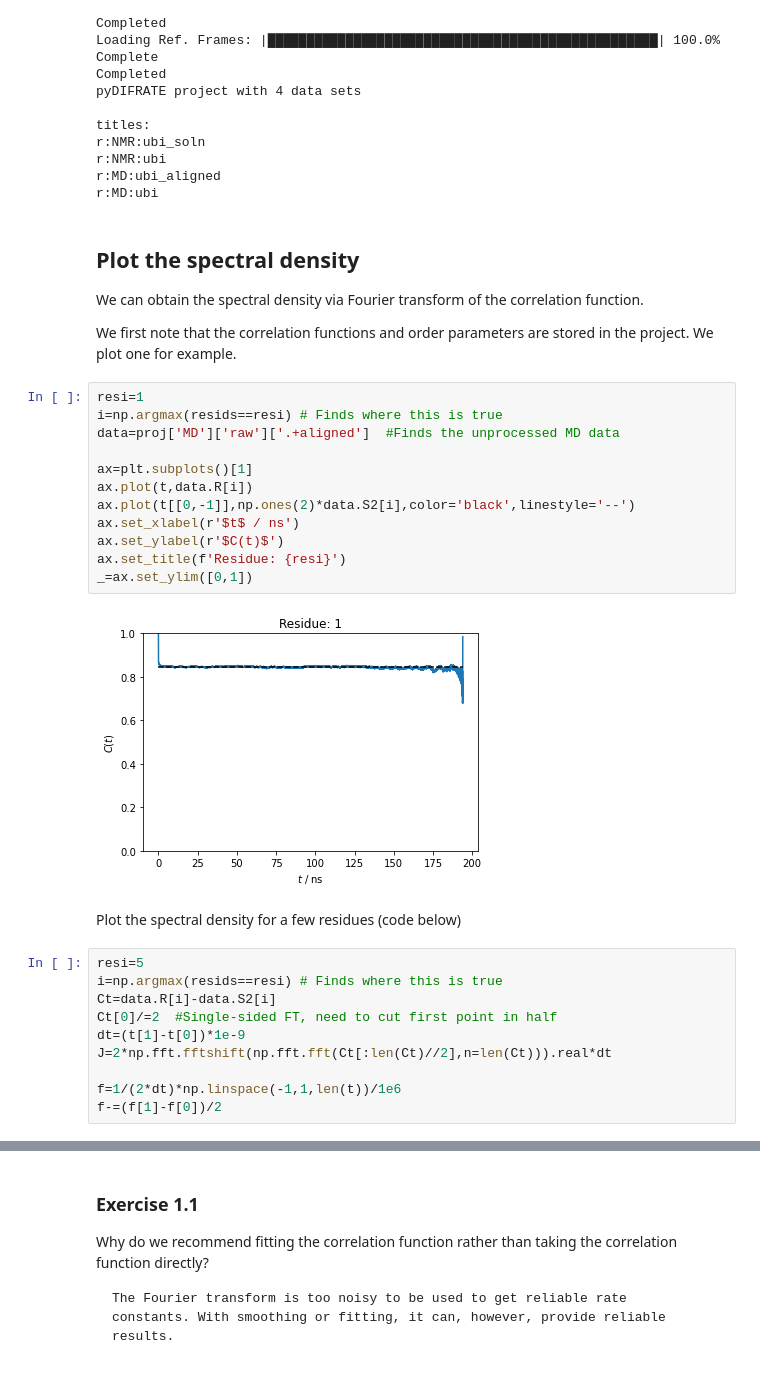
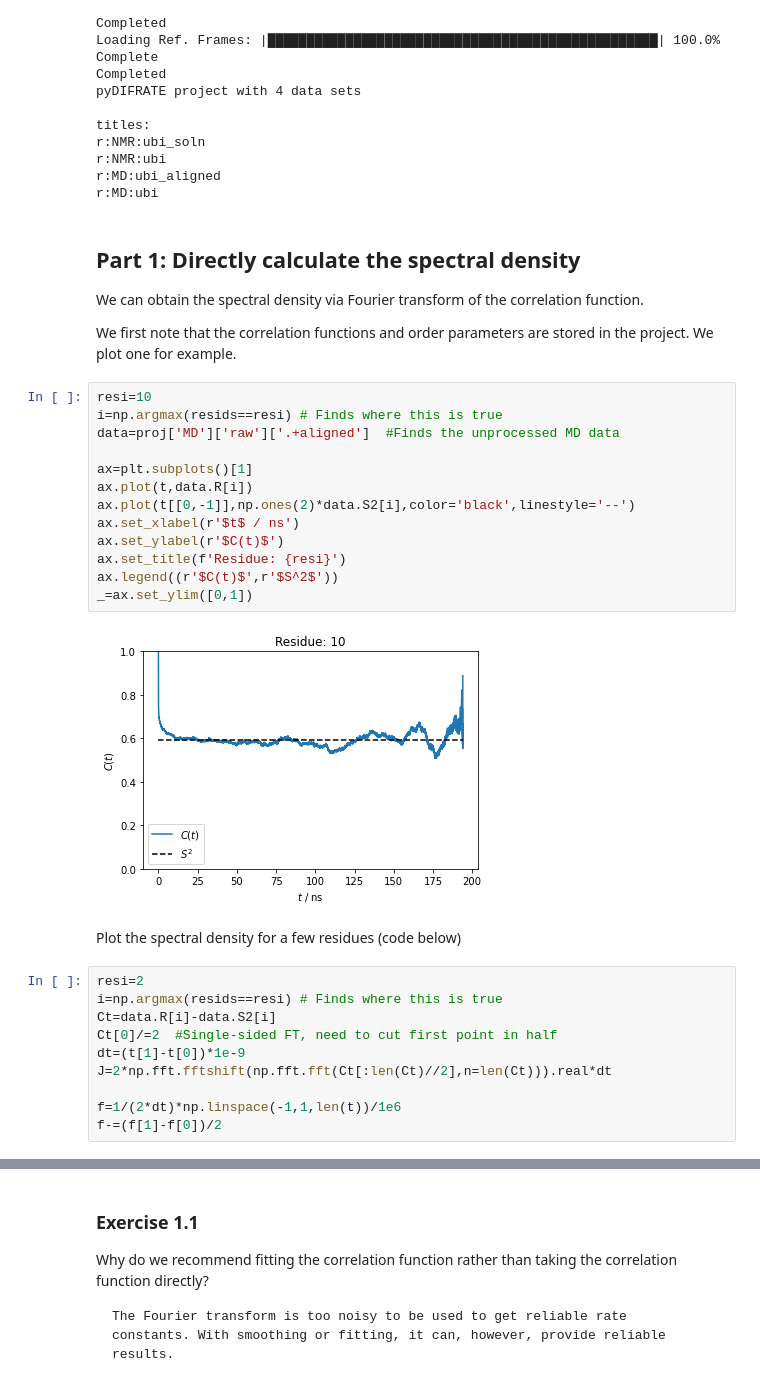
Before and after one commit to alsinmr/ConferenceExamples, a Jupyter notebook: JupyterBook/GNMR2025/MD2NMR_fitting.ipynb, the cells around one changed output, grey strips where cells are left out. Drawn from its saved outputs; the diff is of its cells as text.

```diff
--- a/JupyterBook/GNMR2025/MD2NMR_fitting.ipynb
+++ b/JupyterBook/GNMR2025/MD2NMR_fitting.ipynb
@@ -166,28 +162,29 @@ r:NMR:ubi
 r:MD:ubi_aligned
 r:MD:ubi
 # %% [markdown]
-## Plot the spectral density
+## Part 1: Directly calculate the spectral density
 We can obtain the spectral density via Fourier transform of the correlation function.
 
 We first note that the correlation functions and order parameters are stored in the project. We plot one for example.
 # %%
-resi=1
+resi=10
 i=np.argmax(resids==resi) # Finds where this is true
 data=proj['MD']['raw']['.+aligned']  #Finds the unprocessed MD data
 
 ax=plt.subplots()[1]
 ax.plot(t,data.R[i])
 ax.plot(t[[0,-1]],np.ones(2)*data.S2[i],color='black',linestyle='--')
 ax.set_xlabel(r'$t$ / ns')
 ax.set_ylabel(r'$C(t)$')
 ax.set_title(f'Residue: {resi}')
+ax.legend((r'$C(t)$',r'$S^2$'))
 _=ax.set_ylim([0,1])
 # %% [output]
-[figure, old version]
+[figure, new version]
 # %% [markdown]
 Plot the spectral density for a few residues (code below)
 # %%
-resi=5
+resi=2
 i=np.argmax(resids==resi) # Finds where this is true
 Ct=data.R[i]-data.S2[i]
 Ct[0]/=2  #Single-sided FT, need to cut first point in half
```
Also changed, not shown: parts of 74 cells of this notebook, 2 other files.
